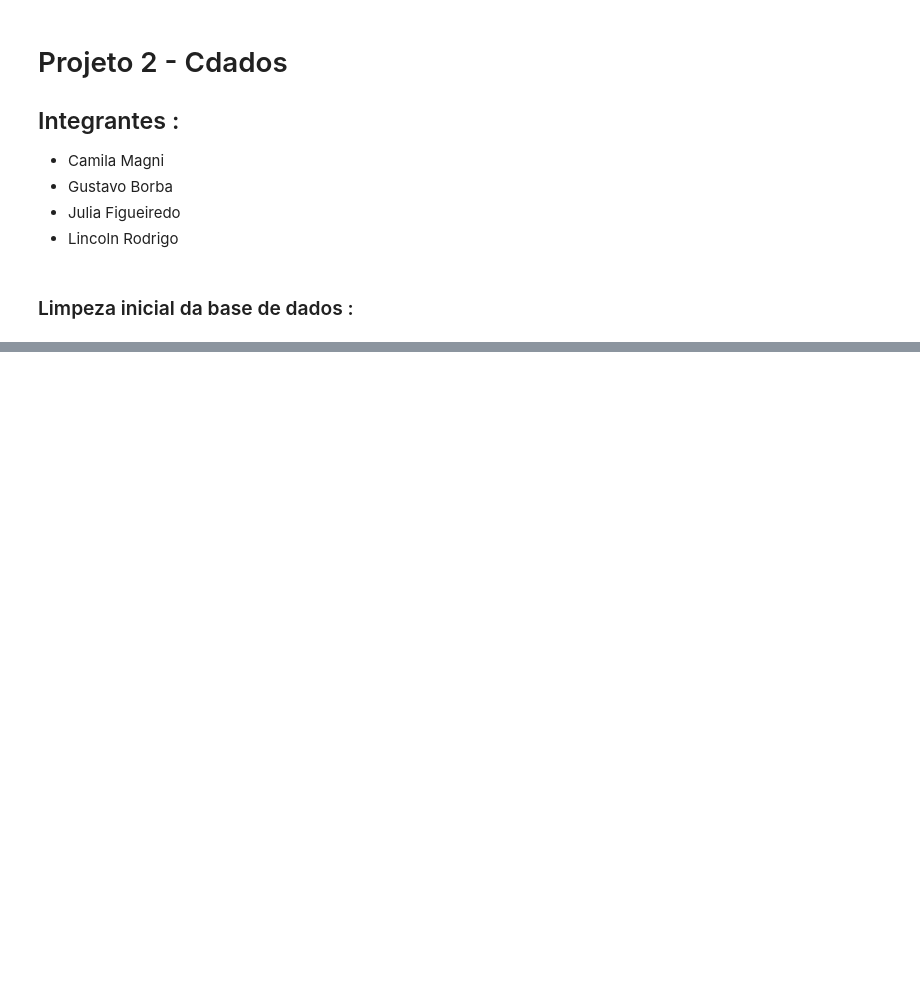
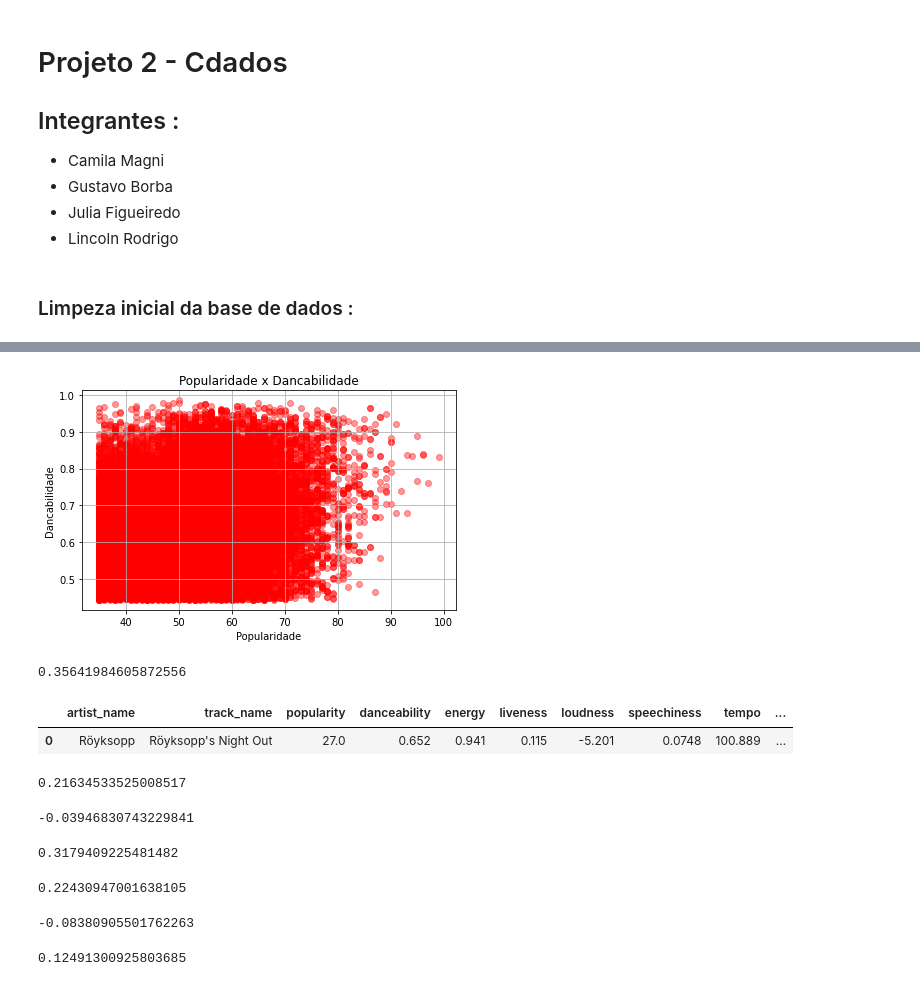
Before and after one commit to juliacfigueiredo/Projeto-2, a Jupyter notebook: Projeto_Final.ipynb, the cells around one changed output, grey strips where cells are left out. Saved outputs shown, nothing was run; the diff lists cells and outputs as text; code cells hidden in the pictures; blank space fills up the shorter version.

```diff
--- a/Projeto_Final.ipynb
+++ b/Projeto_Final.ipynb
@@ -24,0 +65,6 @@ dados.head()
+# %%
+#Modificando milisegundos para segundos:
+
+dados['duration_s']= dados.duration_ms/1000
+
+dados
@@ -24,0 +85,4 @@ dados.head()
+# %%
+# Removendo a coluna de milisegundos, uma vez que vamos trabalhar com essa variável duração em segundos
+dados = dados.drop(['duration_ms'],axis=1)
+dados
@@ -24,0 +127,5 @@ dados.head()
+# %%
+filtro=dados.popularity>34
+filtro2= dados.danceability>0.442
+loc=dados.loc[filtro & filtro2 ,:]
+loc
@@ -24,0 +146,43 @@ dados.head()
+# %%
+plt.scatter(loc.popularity, loc.danceability, c='red', alpha=0.4) # alpha representa a transparência de cada ponto plotado no gráfico
+plt.title('Popularidade x Dancabilidade')
+plt.xlabel('Popularidade')
+plt.ylabel('Dancabilidade')
+plt.grid(True) # Coloca uma grade no gráfico para melhor visualizar pontos específicos
+plt.tight_layout()
+plt.show()
+# %% [output]
+[figure, added]
+# %%
+dados['popularity'].corr(dados['danceability'])
+# %% [output]
+0.35641984605872556
+# %%
+dados.head(1)
+# %% [output]
+|  | artist_name | track_name | popularity | danceability | energy | liveness | loudness | speechiness | tempo | ... |
+| 0 | Röyksopp | Röyksopp's Night Out | 27.0 | 0.652 | 0.941 | 0.115 | -5.201 | 0.0748 | 100.889 | ... |
+# %%
+dados['popularity'].corr(dados['energy'])
+# %% [output]
+0.21634533525008517
+# %%
+dados['popularity'].corr(dados['liveness'])
+# %% [output]
+-0.03946830743229841
+# %%
+dados['popularity'].corr(dados['loudness'])
+# %% [output]
+0.3179409225481482
+# %%
+dados['popularity'].corr(dados['speechiness'])
+# %% [output]
+0.22430947001638105
+# %%
+dados['popularity'].corr(dados['duration_s'])
+# %% [output]
+-0.08380905501762263
+# %%
+dados['popularity'].corr(dados['valence'])
+# %% [output]
+0.12491300925803685
```
Also changed, not shown: parts of 15 cells of this notebook.
